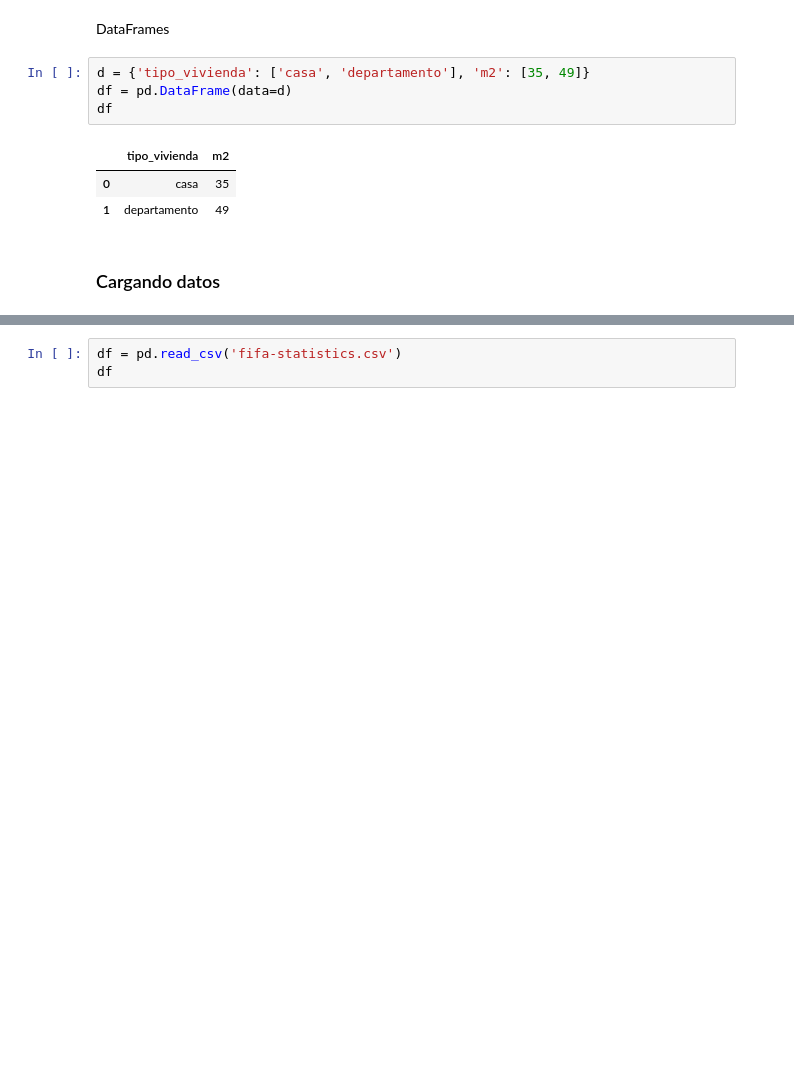
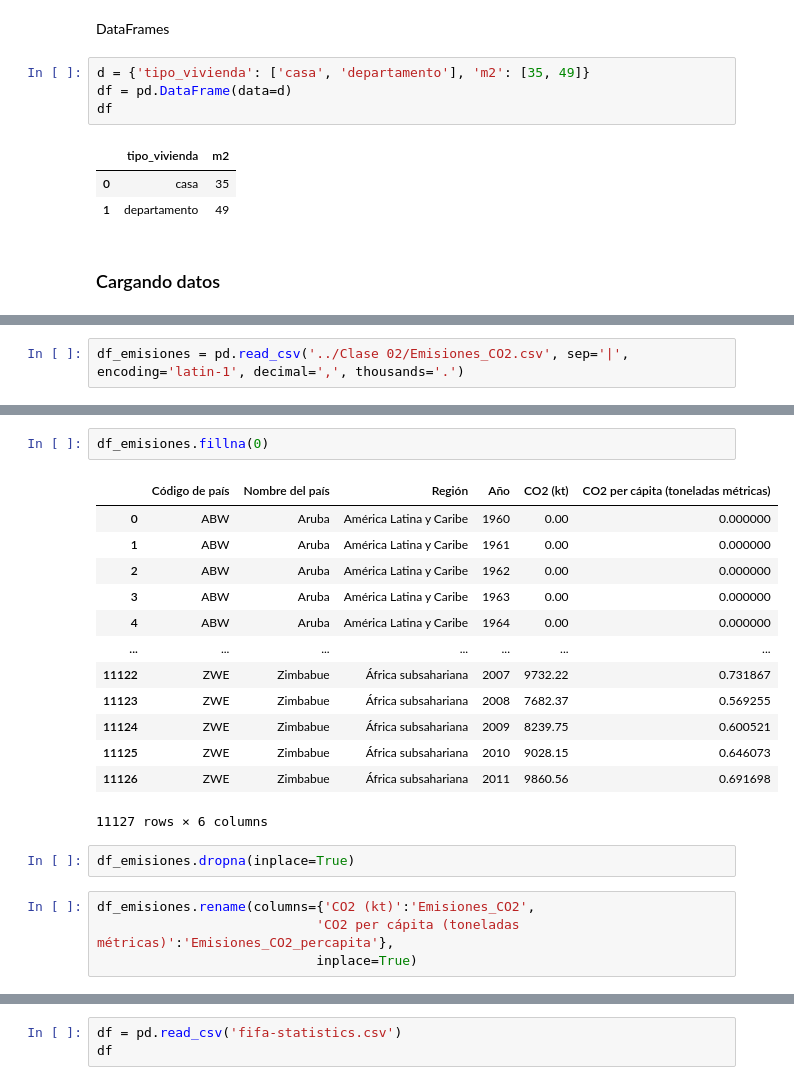
Before and after one commit to rg273/Data-Science, a Jupyter notebook: Clase 04/Homework_04_1.ipynb, the cells around one changed output, grey strips where cells are left out. Drawn from its saved outputs; the diff is of its cells as text; blank space fills up the shorter version.

```diff
--- a/Clase 04/Homework_04_1.ipynb
+++ b/Clase 04/Homework_04_1.ipynb
@@ -456,0 +459,2 @@ df
+# %%
+df_emisiones = pd.read_csv('../Clase 02/Emisiones_CO2.csv', sep='|', encoding='latin-1', decimal=',', thousands='.')
@@ -456,0 +477,22 @@ df
+# %%
+df_emisiones.fillna(0)
+# %% [output]
+|  | Código de país | Nombre del país | Región | Año | CO2 (kt) | CO2 per cápita (toneladas métricas) |
+| 0 | ABW | Aruba | América Latina y Caribe | 1960 | 0.00 | 0.000000 |
+| 1 | ABW | Aruba | América Latina y Caribe | 1961 | 0.00 | 0.000000 |
+| 2 | ABW | Aruba | América Latina y Caribe | 1962 | 0.00 | 0.000000 |
+| 3 | ABW | Aruba | América Latina y Caribe | 1963 | 0.00 | 0.000000 |
+| 4 | ABW | Aruba | América Latina y Caribe | 1964 | 0.00 | 0.000000 |
+| ... | ... | ... | ... | ... | ... | ... |
+| 11122 | ZWE | Zimbabue | África subsahariana | 2007 | 9732.22 | 0.731867 |
+| 11123 | ZWE | Zimbabue | África subsahariana | 2008 | 7682.37 | 0.569255 |
+| 11124 | ZWE | Zimbabue | África subsahariana | 2009 | 8239.75 | 0.600521 |
+| 11125 | ZWE | Zimbabue | África subsahariana | 2010 | 9028.15 | 0.646073 |
+| 11126 | ZWE | Zimbabue | África subsahariana | 2011 | 9860.56 | 0.691698 |
+11127 rows × 6 columns
+# %%
+df_emisiones.dropna(inplace=True)
+# %%
+df_emisiones.rename(columns={'CO2 (kt)':'Emisiones_CO2',
+                            'CO2 per cápita (toneladas métricas)':'Emisiones_CO2_percapita'},
+                            inplace=True)
```
Also changed, not shown: parts of 13 cells of this notebook, 12 other files.
